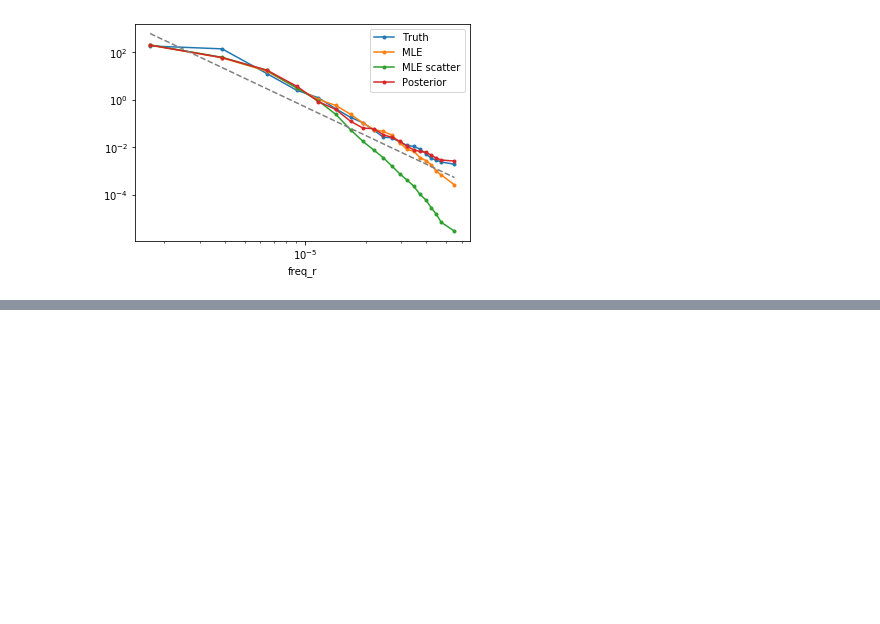
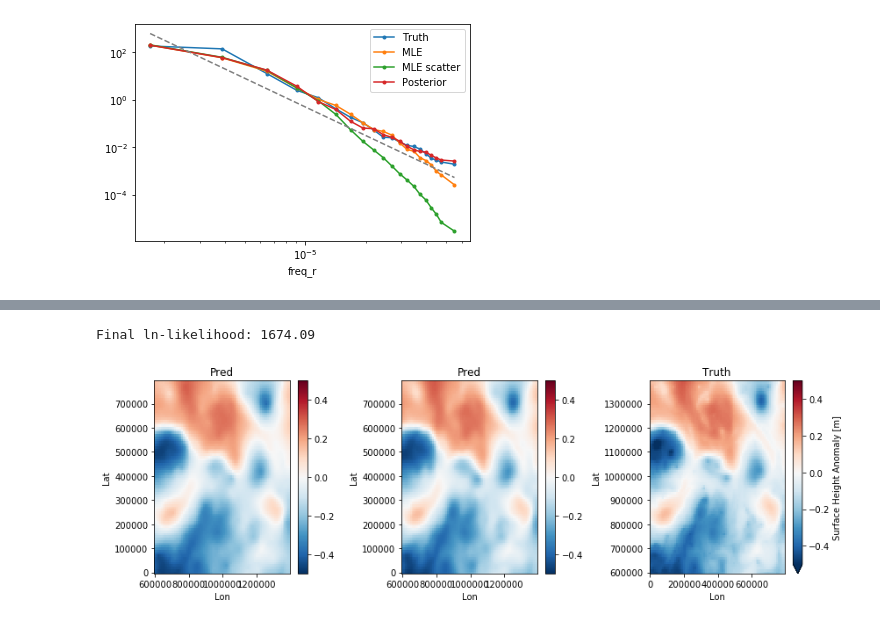
Before and after one commit to dhruvbalwada/GP_spectral_estimation, a Jupyter notebook: notebooks/spectra_MITgcm_1km.ipynb, the cells around one changed output, grey strips where cells are left out. Drawn from its saved outputs; the diff is of its cells as text; code cells hidden in the pictures; blank space fills up the shorter version.

```diff
--- a/notebooks/spectra_MITgcm_1km.ipynb
+++ b/notebooks/spectra_MITgcm_1km.ipynb
@@ -410,0 +460,4 @@ plt.legend()
+# %%
+%%time
+result = minimize(neg_ln_like_mix, gp_mix.get_parameter_vector(),
+                  jac=grad_neg_ln_like_mix)
@@ -410,0 +467,40 @@ plt.legend()
+# %%
+# Let's set the parameters to be these new ones, derived from MLE
+gp_mix.set_parameter_vector(result.x)
+print("\nFinal ln-likelihood: {0:.2f}".format(gp_mix.log_likelihood(Yinput_rand)))
+# %% [output]
+Final ln-likelihood: 1674.09
+# %%
+pred_MLE_mix, pred_var_MLE_mix = gp_mix.predict(Yinput_rand,
+                                    test_pts, return_var=True)
+# %%
+pred_MLE_mix_xr = xr.DataArray(pred_MLE_mix.reshape(nx,nx),
+                           coords= [('XC',eta_sel.XC),
+                                    ('YC',eta_sel.YC)])
+# %%
+plt.figure(figsize=(12,4))
+
+plt.subplot(131)
+pred_mix_xr.plot(vmin=-0.5)
+plt.xlabel('Lon')
+plt.ylabel('Lat')
+#plt.colorbar()
+plt.title('Pred')
+
+
+plt.subplot(132)
+pred_MLE_mix_xr.plot(vmin=-0.5)
+plt.xlabel('Lon')
+plt.ylabel('Lat')
+#plt.colorbar()
+plt.title('Pred')
+
+plt.subplot(133)
+eta_sel.isel(time=0).plot(vmin=-0.5)
+plt.xlabel('Lon')
+plt.ylabel('Lat')
+#plt.colorbar()
+plt.title('Truth')
+plt.tight_layout()
+# %% [output]
+[figure, added]
```
Also changed, not shown: parts of 26 cells of this notebook.
